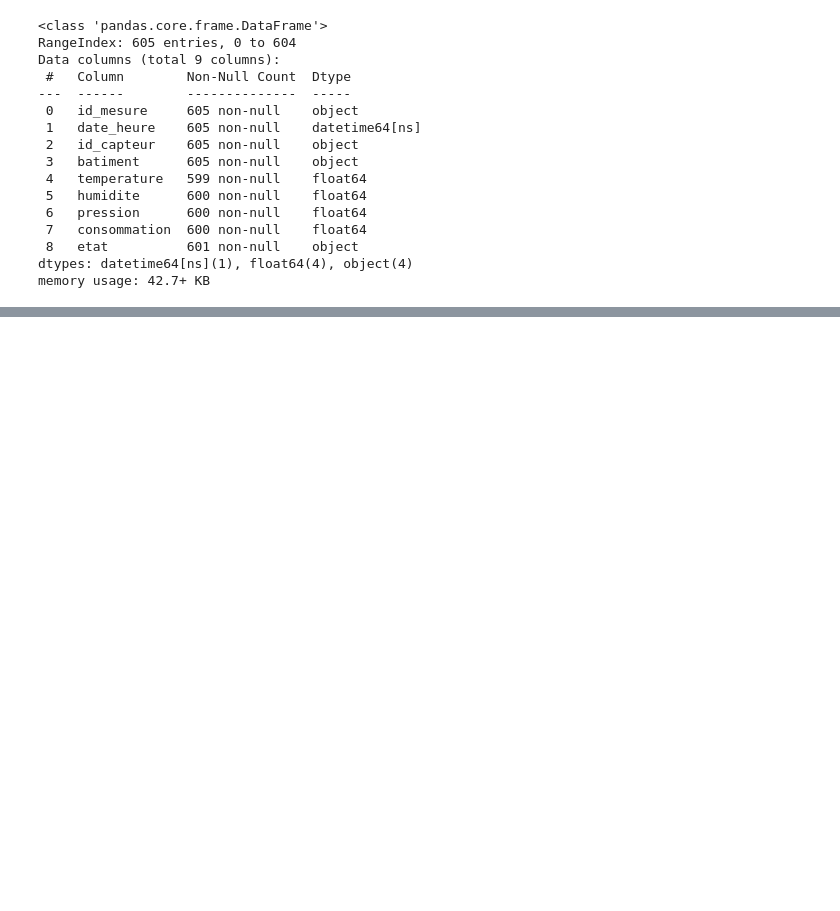
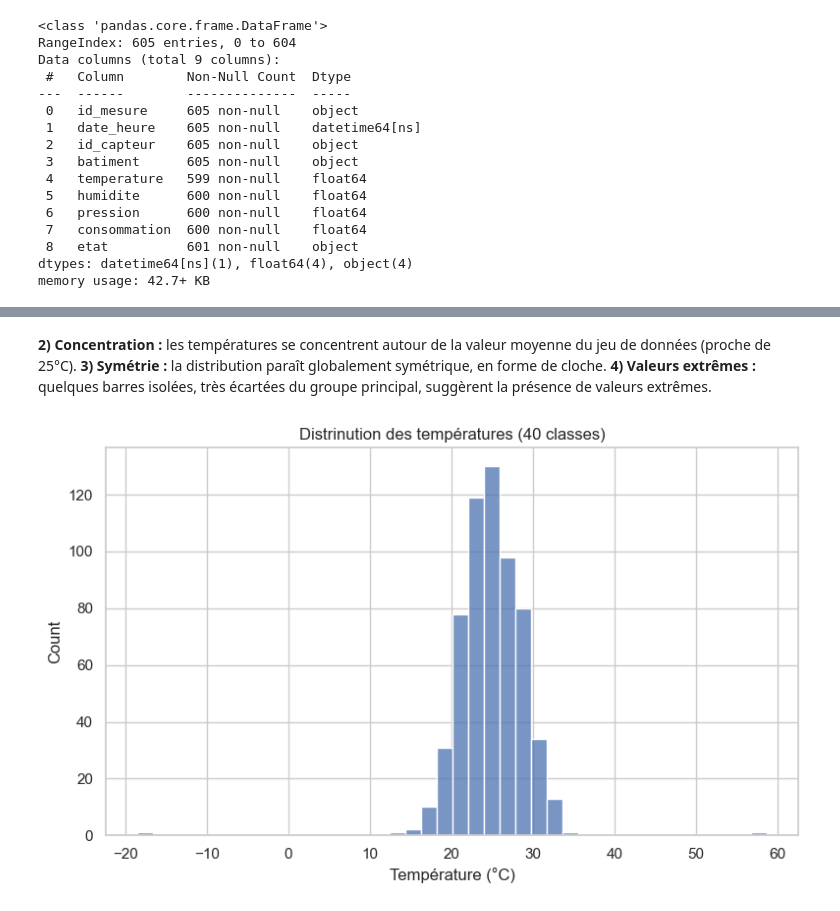
Before and after one commit to harounambaye/Seaborn_Iot_Analysis, a Jupyter notebook: notebooks/Seaborn_Iot_Analysis.ipynb, the cells around one changed output, grey strips where cells are left out. Cells and saved outputs as stored; diff of their text form; code cells hidden in the pictures; blank space fills up the shorter version.

```diff
--- a/notebooks/Seaborn_Iot_Analysis.ipynb
+++ b/notebooks/Seaborn_Iot_Analysis.ipynb
@@ -76,0 +91,14 @@ memory usage: 42.7+ KB
+# %% [markdown]
+**2) Concentration :** les températures se concentrent autour de la valeur moyenne du jeu de données (proche de 25°C).
+**3) Symétrie :** la distribution paraît globalement symétrique, en forme de cloche.
+**4) Valeurs extrêmes :** quelques barres isolées, très écartées du groupe principal, suggèrent la présence de valeurs extrêmes.
+# %%
+# 5) Modification du nombre de classes
+plt.figure(figsize=(8, 5))
+sns.histplot(data=df, x="temperature", bins=40)
+plt.title("Distrinution des températures (40 classes)")
+plt.xlabel("Température (°C)")
+plt.tight_layout()
+plt.show()
+# %% [output]
+[figure, added]
```
Also changed, not shown: parts of 3 cells of this notebook.
